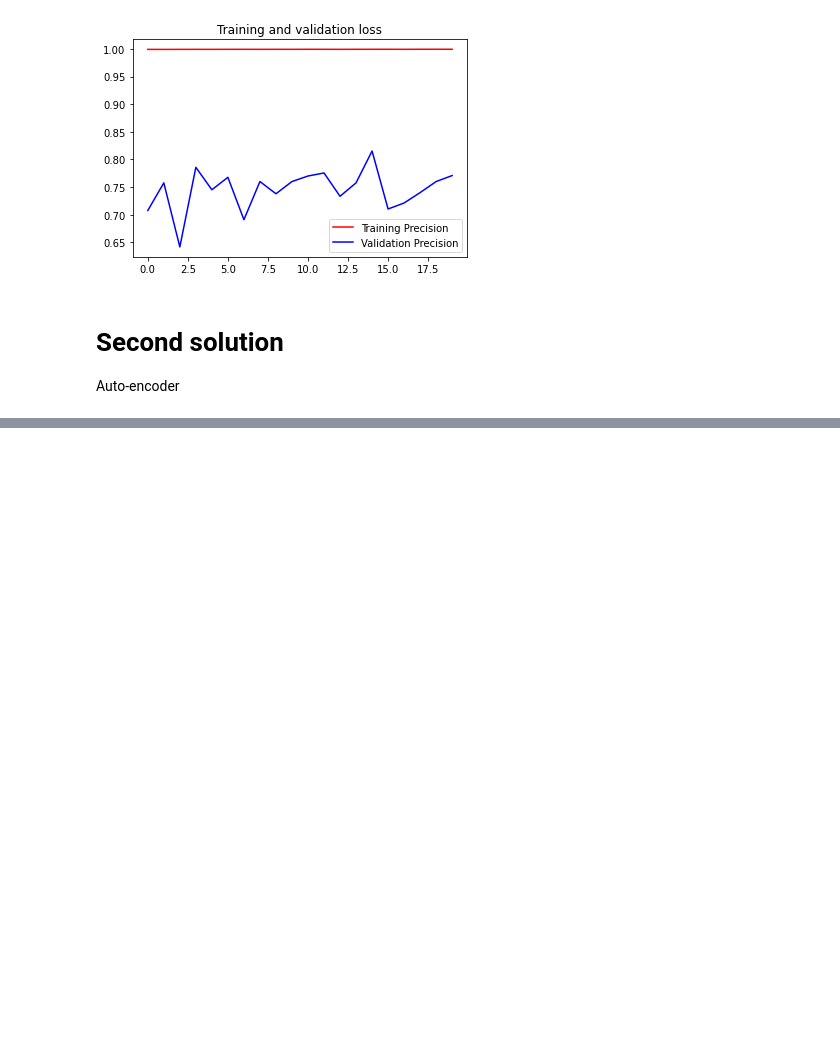
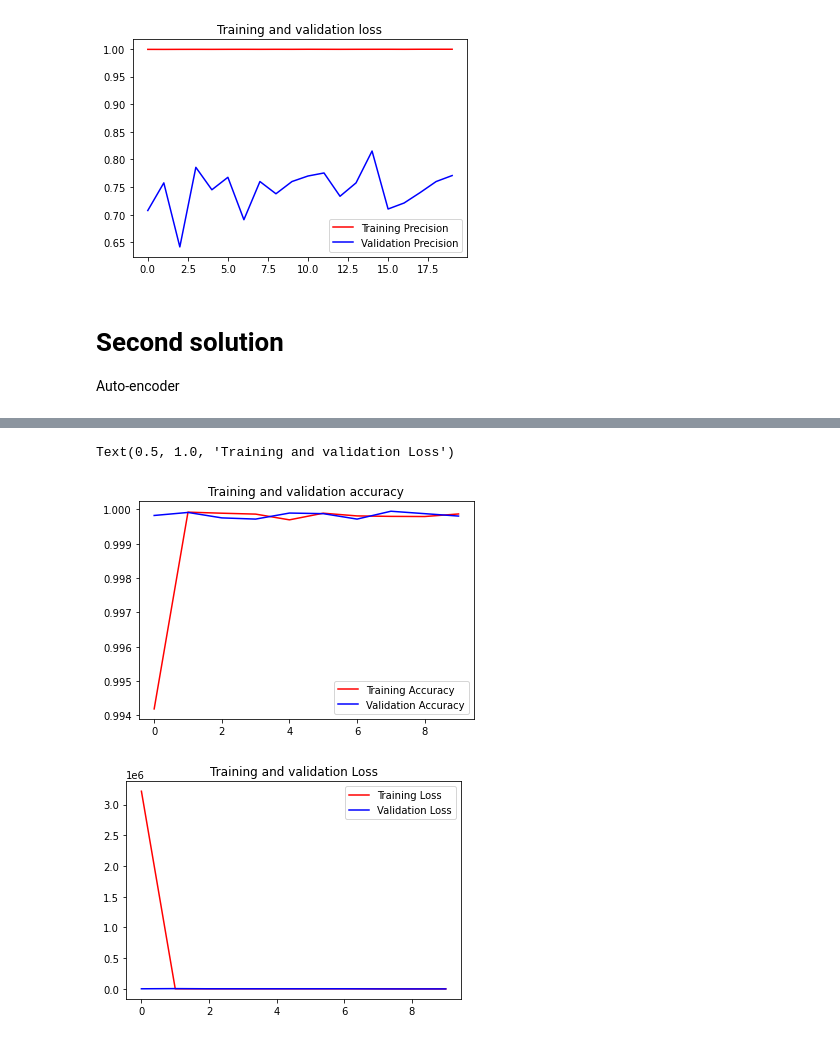
Before and after one commit to tom-fougere/kaggle-creditcardfraud, a Jupyter notebook: Credit card fraud detection.ipynb, the cells around one changed output, grey strips where cells are left out. Cells and saved outputs as stored; diff of their text form; code cells hidden in the pictures; blank space fills up the shorter version.

```diff
--- a/Credit card fraud detection.ipynb
+++ b/Credit card fraud detection.ipynb
@@ -218,19 +232,22 @@ Auto-encoder
+# %%
+# Train-Test split
+X_gt_train, X_gt_test, _, _ = train_test_split(X_good_transaction, Y_good_transaction, test_size = 0.2)
 # %%
 # Build model
 encoder = tf.keras.models.Sequential([
-          tf.keras.layers.Dense(units=32, activation='relu', input_shape=[30]),
-          tf.keras.layers.Dense(units=8, activation='relu'),
+          tf.keras.layers.Dense(units=20, activation='relu', input_shape=[30]),
+          tf.keras.layers.Dense(units=10, activation='relu'),
 ])
 decoder = tf.keras.models.Sequential([
-          tf.keras.layers.Dense(units=32, activation='relu', input_shape=[8]),
+          tf.keras.layers.Dense(units=20, activation='relu', input_shape=[10]),
           tf.keras.layers.Dense(units=30, activation='relu'),
 ])
 
 autoencoder = tf.keras.models.Sequential([encoder, decoder])
 
-autoencoder.compile(optimizer='adam', loss='binary_crossentropy', metrics=metrics)
+autoencoder.compile(optimizer='adam', loss='mean_squared_error', metrics=['accuracy'])
 # %%
 # model fitting
-history = autoencoder.fit(x_train_over_samp, y_train_over_samp,
-                          epochs=20, batch_size=32,
-                          validation_data=(X_test, y_test))
+history_ae = autoencoder.fit(X_gt_train, X_gt_train,
+                          epochs=10, batch_size=32,
+                          validation_data=(X_gt_test, X_gt_test))
@@ -236,0 +272,39 @@ history = autoencoder.fit(x_train_over_samp, y_train_over_samp,
+# %%
+# PLOT LOSS AND ACCURACY
+%matplotlib inline
+
+import matplotlib.image  as mpimg
+import matplotlib.pyplot as plt
+
+#-----------------------------------------------------------
+# Retrieve a list of list results on training and test data
+# sets for each training epoch
+#-----------------------------------------------------------
+acc=history_ae.history['accuracy']
+val_acc=history_ae.history['val_accuracy']
+loss=history_ae.history['loss']
+val_loss=history_ae.history['val_loss']
+
+epochs=range(len(acc)) # Get number of epochs
+
+#------------------------------------------------
+# Plot training and validation accuracy per epoch
+#------------------------------------------------
+plt.figure()
+plt.plot(epochs, acc, 'r')
+plt.plot(epochs, val_acc, 'b')
+plt.legend(["Training Accuracy", "Validation Accuracy"])
+plt.title('Training and validation accuracy')
+
+#------------------------------------------------
+# Plot training and validation loss per epoch
+#------------------------------------------------
+plt.figure()
+plt.plot(epochs, loss, 'r')
+plt.plot(epochs, val_loss, 'b')
+plt.legend(["Training Loss", "Validation Loss"])
+plt.title('Training and validation Loss')
+# %% [output]
+Text(0.5, 1.0, 'Training and validation Loss')
+[figure, added]
+[figure, added]
```
Also changed, not shown: parts of 8 cells of this notebook.
